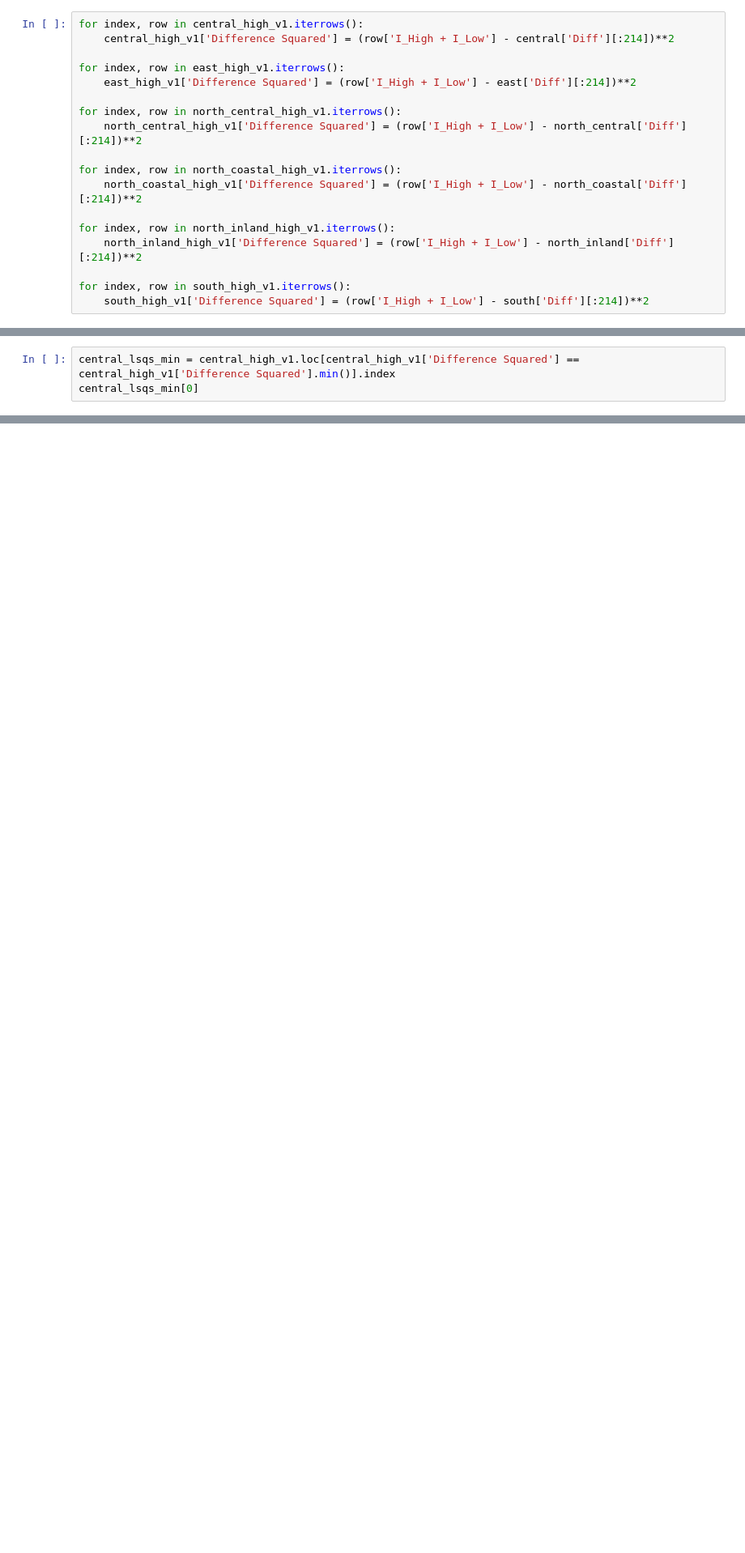
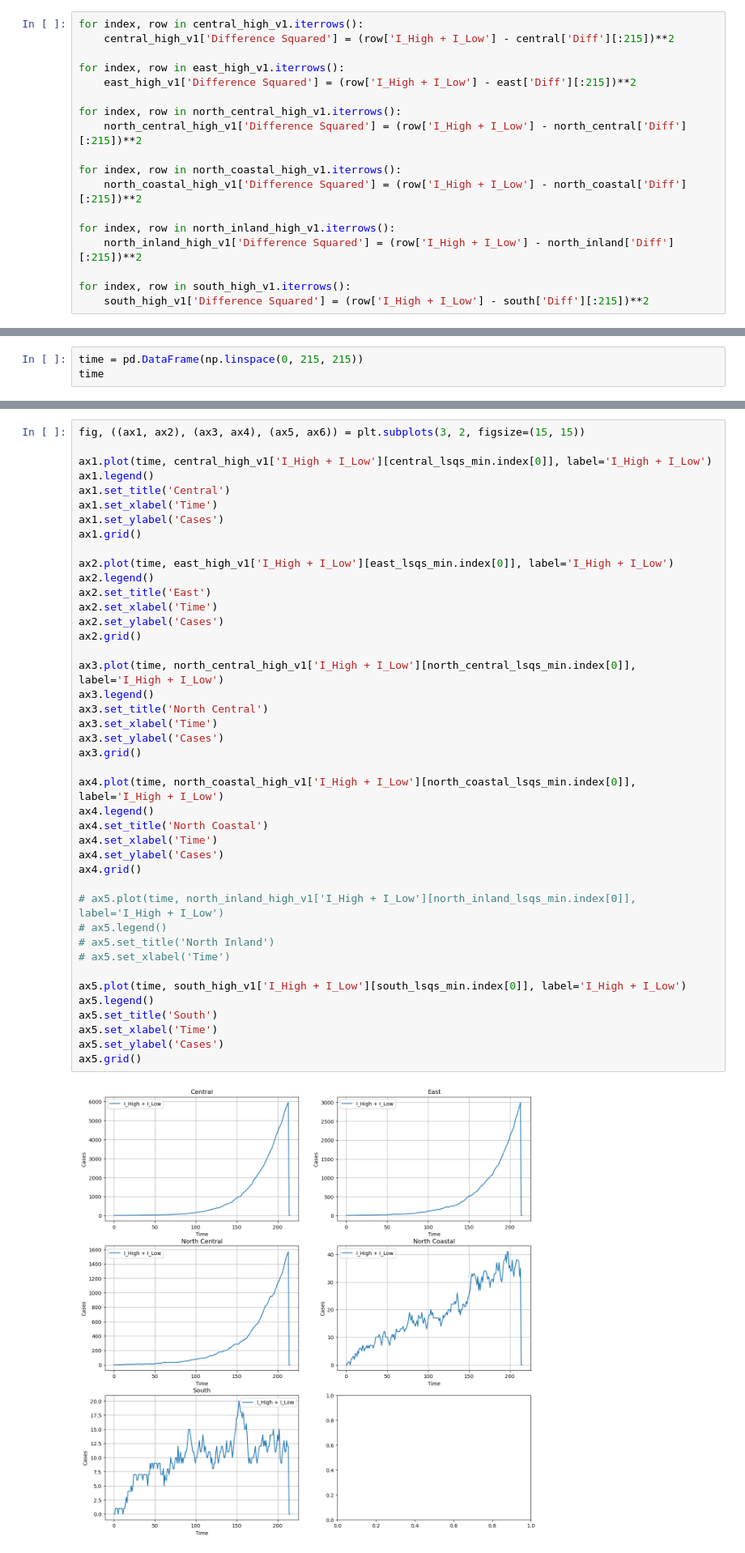
Before and after one commit to kazi0302/COVID-19-Modeling-and-Parameter-Fitting, a Jupyter notebook: Monte Carlo Simulation/MC_simulator.ipynb, the cells around one changed output, grey strips where cells are left out. Shown at 81% size. Saved outputs shown, nothing was run; the diff lists cells and outputs as text; blank space fills up the shorter version.

```diff
--- a/Monte Carlo Simulation/MC_simulator.ipynb
+++ b/Monte Carlo Simulation/MC_simulator.ipynb
@@ -786,18 +799,18 @@ south_high_v1['I_High + I_Low'] = temp6_v1
 # %%
 for index, row in central_high_v1.iterrows():
-    central_high_v1['Difference Squared'] = (row['I_High + I_Low'] - central['Diff'][:214])**2
+    central_high_v1['Difference Squared'] = (row['I_High + I_Low'] - central['Diff'][:215])**2
 
 for index, row in east_high_v1.iterrows():
-    east_high_v1['Difference Squared'] = (row['I_High + I_Low'] - east['Diff'][:214])**2
+    east_high_v1['Difference Squared'] = (row['I_High + I_Low'] - east['Diff'][:215])**2
 
 for index, row in north_central_high_v1.iterrows():
-    north_central_high_v1['Difference Squared'] = (row['I_High + I_Low'] - north_central['Diff'][:214])**2
+    north_central_high_v1['Difference Squared'] = (row['I_High + I_Low'] - north_central['Diff'][:215])**2
 
 for index, row in north_coastal_high_v1.iterrows():
-    north_coastal_high_v1['Difference Squared'] = (row['I_High + I_Low'] - north_coastal['Diff'][:214])**2
+    north_coastal_high_v1['Difference Squared'] = (row['I_High + I_Low'] - north_coastal['Diff'][:215])**2
 
 for index, row in north_inland_high_v1.iterrows():
-    north_inland_high_v1['Difference Squared'] = (row['I_High + I_Low'] - north_inland['Diff'][:214])**2
+    north_inland_high_v1['Difference Squared'] = (row['I_High + I_Low'] - north_inland['Diff'][:215])**2
 
 for index, row in south_high_v1.iterrows():
-    south_high_v1['Difference Squared'] = (row['I_High + I_Low'] - south['Diff'][:214])**2
+    south_high_v1['Difference Squared'] = (row['I_High + I_Low'] - south['Diff'][:215])**2
@@ -817,3 +823,0 @@ KeyError: 'Difference Squared'
-# %%
-central_lsqs_min = central_high_v1.loc[central_high_v1['Difference Squared'] == central_high_v1['Difference Squared'].min()].index
-central_lsqs_min[0]
@@ -843,0 +824,3 @@ from SEIAR import deriv_High_and_Low
+# %%
+time = pd.DataFrame(np.linspace(0, 215, 215))
+time
@@ -843,0 +841,44 @@ from SEIAR import deriv_High_and_Low
+# %%
+fig, ((ax1, ax2), (ax3, ax4), (ax5, ax6)) = plt.subplots(3, 2, figsize=(15, 15))
+
+ax1.plot(time, central_high_v1['I_High + I_Low'][central_lsqs_min.index[0]], label='I_High + I_Low')
+ax1.legend()
+ax1.set_title('Central')
+ax1.set_xlabel('Time')
+ax1.set_ylabel('Cases')
+ax1.grid()
+
+ax2.plot(time, east_high_v1['I_High + I_Low'][east_lsqs_min.index[0]], label='I_High + I_Low')
+ax2.legend()
+ax2.set_title('East')
+ax2.set_xlabel('Time')
+ax2.set_ylabel('Cases')
+ax2.grid()
+
+ax3.plot(time, north_central_high_v1['I_High + I_Low'][north_central_lsqs_min.index[0]], label='I_High + I_Low')
+ax3.legend()
+ax3.set_title('North Central')
+ax3.set_xlabel('Time')
+ax3.set_ylabel('Cases')
+ax3.grid()
+
+ax4.plot(time, north_coastal_high_v1['I_High + I_Low'][north_coastal_lsqs_min.index[0]], label='I_High + I_Low')
+ax4.legend()
+ax4.set_title('North Coastal')
+ax4.set_xlabel('Time')
+ax4.set_ylabel('Cases')
+ax4.grid()
+
+# ax5.plot(time, north_inland_high_v1['I_High + I_Low'][north_inland_lsqs_min.index[0]], label='I_High + I_Low')
+# ax5.legend()
+# ax5.set_title('North Inland')
+# ax5.set_xlabel('Time')
+
+ax5.plot(time, south_high_v1['I_High + I_Low'][south_lsqs_min.index[0]], label='I_High + I_Low')
+ax5.legend()
+ax5.set_title('South')
+ax5.set_xlabel('Time')
+ax5.set_ylabel('Cases')
+ax5.grid()
+# %% [output]
+[figure, added]
```
Also changed, not shown: parts of 33 cells of this notebook, 5 other files.
